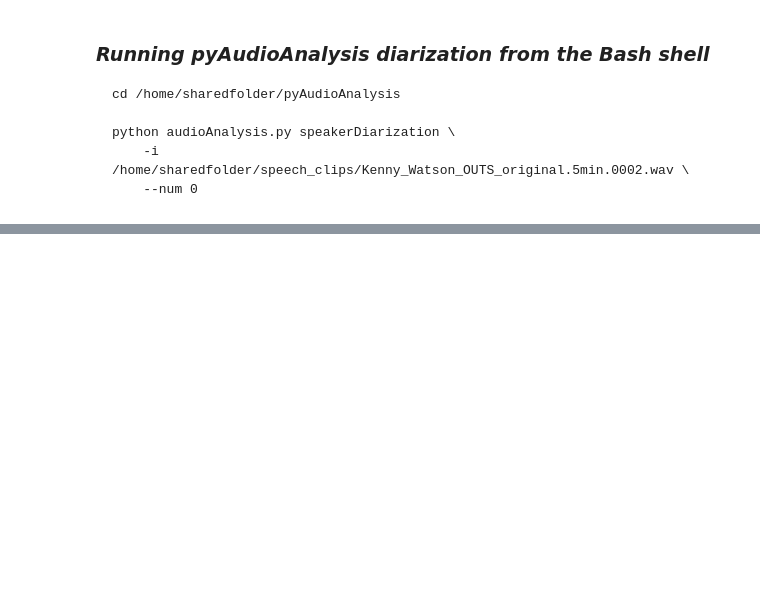
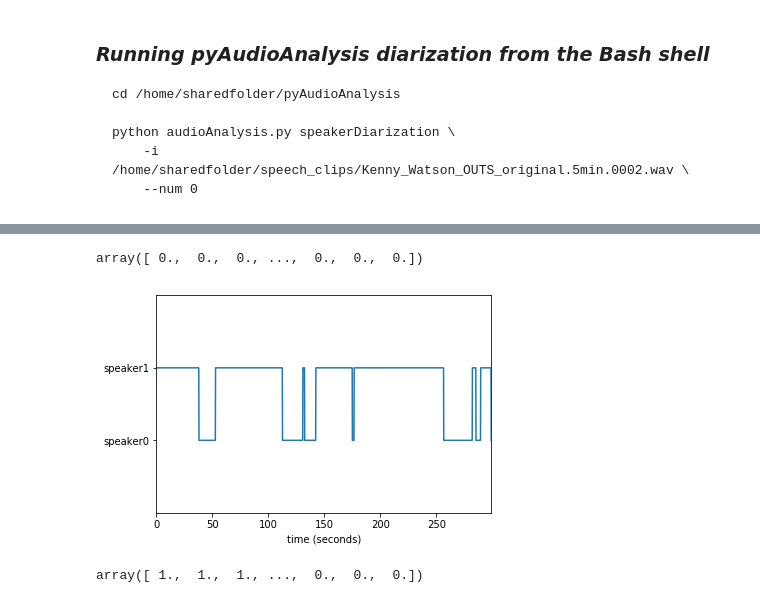
Before and after one commit to stevemclaugh/HILT-Audio-ML, a Jupyter notebook: Day_4/4.3_Automatic_speaker_diarization.ipynb, the cells around one changed output, grey strips where cells are left out. Cells and saved outputs as stored; diff of their text form; code cells hidden in the pictures; blank space fills up the shorter version.

```diff
--- a/Day_4/4.3_Automatic_speaker_diarization.ipynb
+++ b/Day_4/4.3_Automatic_speaker_diarization.ipynb
@@ -43,0 +71,15 @@ diarize.diarize(wav_path, num_speakers=2)
+# %%
+
+wav_path="/home/sharedfolder/speech_clips/Fresh_Air_20130606.5min.0003.wav"
+output_fresh_air=aS.speakerDiarization(wav_path,numOfSpeakers=2,PLOT=False)
+output_fresh_air
+# %% [output]
+array([ 0.,  0.,  0., ...,  0.,  0.,  0.])
+# %%
+
+wav_path="/home/sharedfolder/speech_clips/Fresh_Air_20130606.5min.0003.wav"
+output_fresh_air=aS.speakerDiarization(wav_path,numOfSpeakers=2,PLOT=True)
+output_fresh_air
+# %% [output]
+[figure, added]
+array([ 1.,  1.,  1., ...,  0.,  0.,  0.])
```
Also changed, not shown: parts of 5 cells of this notebook, 3 other files.
